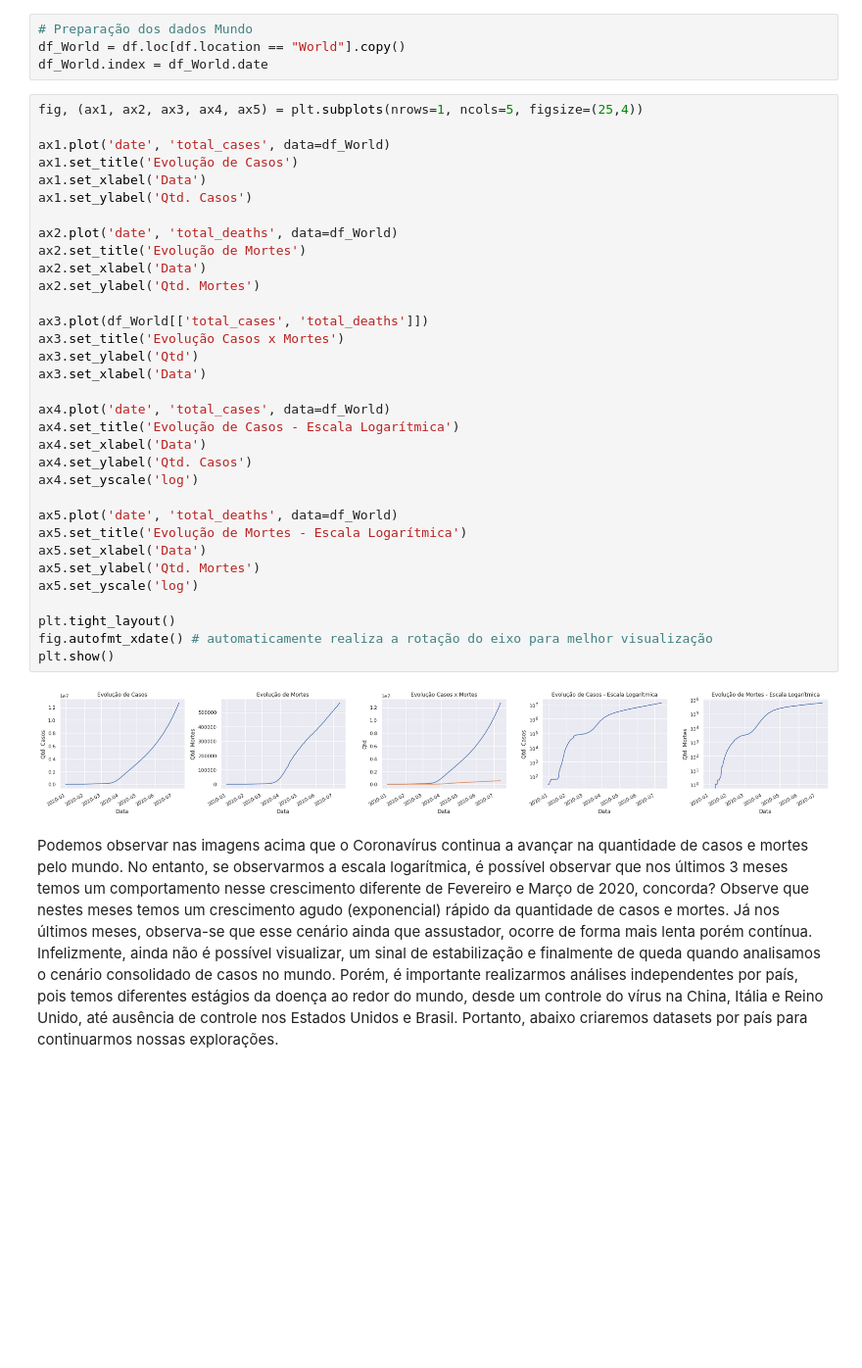
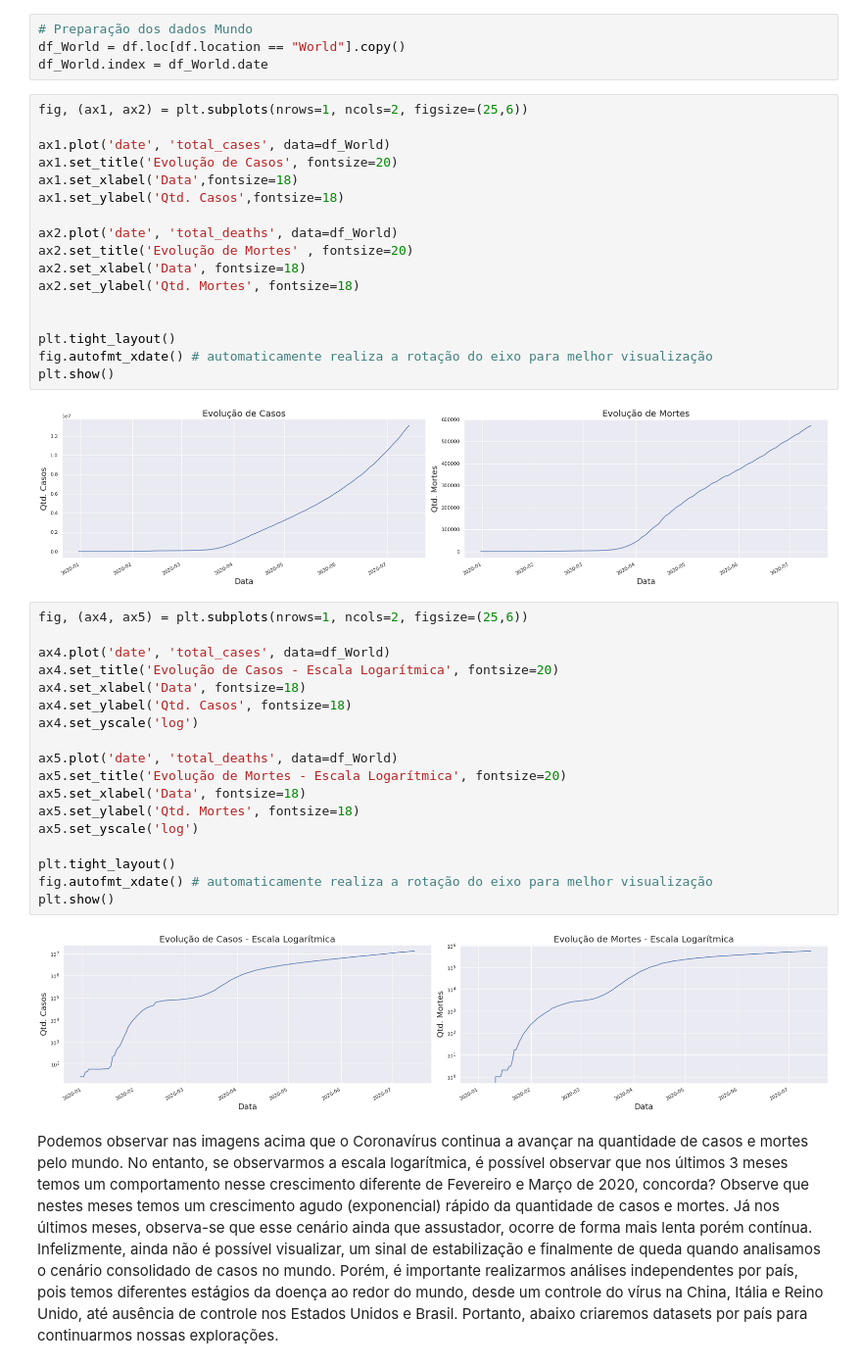
Before and after one commit to ellenrpaes/Data_Science_Projects, a Jupyter notebook: Panorama_do_COVID_19_no_Brasil.ipynb, the cells around one changed output. Shown at 98% size. Drawn from its saved outputs; the diff is of its cells as text; blank space fills up the shorter version.

```diff
--- a/Panorama_do_COVID_19_no_Brasil.ipynb
+++ b/Panorama_do_COVID_19_no_Brasil.ipynb
@@ -200,41 +200,45 @@ Para que possamos traçar um panorama do mundo, criaremos um dataset chamado `[d
 # Preparação dos dados Mundo
 df_World = df.loc[df.location == "World"].copy()
 df_World.index = df_World.date
+# %%
+fig, (ax1, ax2) = plt.subplots(nrows=1, ncols=2, figsize=(25,6))
+
+ax1.plot('date', 'total_cases', data=df_World)
+ax1.set_title('Evolução de Casos', fontsize=20)
+ax1.set_xlabel('Data',fontsize=18)
+ax1.set_ylabel('Qtd. Casos',fontsize=18)
+
+ax2.plot('date', 'total_deaths', data=df_World)
+ax2.set_title('Evolução de Mortes' , fontsize=20)
+ax2.set_xlabel('Data', fontsize=18)
+ax2.set_ylabel('Qtd. Mortes', fontsize=18)
+
+
+plt.tight_layout()
+fig.autofmt_xdate() # automaticamente realiza a rotação do eixo para melhor visualização
+plt.show()
+# %% [output]
+[figure, added]
 # %%
-fig, (ax1, ax2, ax3, ax4, ax5) = plt.subplots(nrows=1, ncols=5, figsize=(25,4))
-
-ax1.plot('date', 'total_cases', data=df_World)
-ax1.set_title('Evolução de Casos')
-ax1.set_xlabel('Data')
-ax1.set_ylabel('Qtd. Casos')
-
-ax2.plot('date', 'total_deaths', data=df_World)
-ax2.set_title('Evolução de Mortes')
-ax2.set_xlabel('Data')
-ax2.set_ylabel('Qtd. Mortes')
-
-ax3.plot(df_World[['total_cases', 'total_deaths']])
-ax3.set_title('Evolução Casos x Mortes')
-ax3.set_ylabel('Qtd')
-ax3.set_xlabel('Data')
+fig, (ax4, ax5) = plt.subplots(nrows=1, ncols=2, figsize=(25,6))
 
 ax4.plot('date', 'total_cases', data=df_World)
-ax4.set_title('Evolução de Casos - Escala Logarítmica')
-ax4.set_xlabel('Data')
-ax4.set_ylabel('Qtd. Casos')
+ax4.set_title('Evolução de Casos - Escala Logarítmica', fontsize=20)
+ax4.set_xlabel('Data', fontsize=18)
+ax4.set_ylabel('Qtd. Casos', fontsize=18)
 ax4.set_yscale('log')
 
 ax5.plot('date', 'total_deaths', data=df_World)
-ax5.set_title('Evolução de Mortes - Escala Logarítmica')
-ax5.set_xlabel('Data')
-ax5.set_ylabel('Qtd. Mortes')
+ax5.set_title('Evolução de Mortes - Escala Logarítmica', fontsize=20)
+ax5.set_xlabel('Data', fontsize=18)
+ax5.set_ylabel('Qtd. Mortes', fontsize=18)
 ax5.set_yscale('log')
 
 plt.tight_layout()
 fig.autofmt_xdate() # automaticamente realiza a rotação do eixo para melhor visualização
 plt.show()
 # %% [output]
-[figure, old version]
+[figure, new version]
 # %% [markdown]
 Podemos observar nas imagens acima que o Coronavírus continua a avançar na quantidade de casos e mortes pelo mundo. No entanto, se observarmos a escala logarítmica, é possível observar que nos últimos 3 meses temos um comportamento nesse crescimento diferente de Fevereiro e Março de 2020, concorda? Observe que nestes meses temos um crescimento agudo (exponencial) rápido da quantidade de casos e mortes. Já nos últimos meses, observa-se que esse cenário ainda que assustador, ocorre de forma mais lenta porém contínua. Infelizmente, ainda não é possível visualizar, um sinal de estabilização e finalmente de queda quando analisamos o cenário consolidado de casos no mundo.
 Porém, é importante realizarmos análises independentes por país, pois temos diferentes estágios da doença ao redor do mundo, desde um controle do vírus na China, Itália e Reino Unido, até ausência de controle nos Estados Unidos e Brasil. Portanto, abaixo criaremos datasets por país para continuarmos nossas explorações.
```
Also changed, not shown: parts of 13 cells of this notebook.
